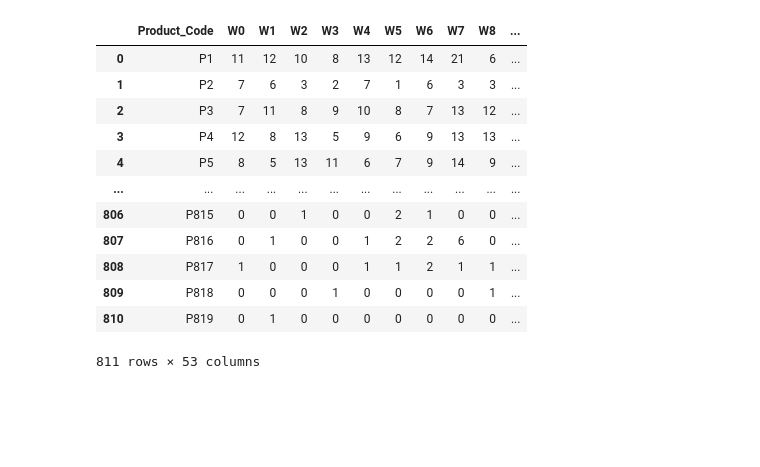
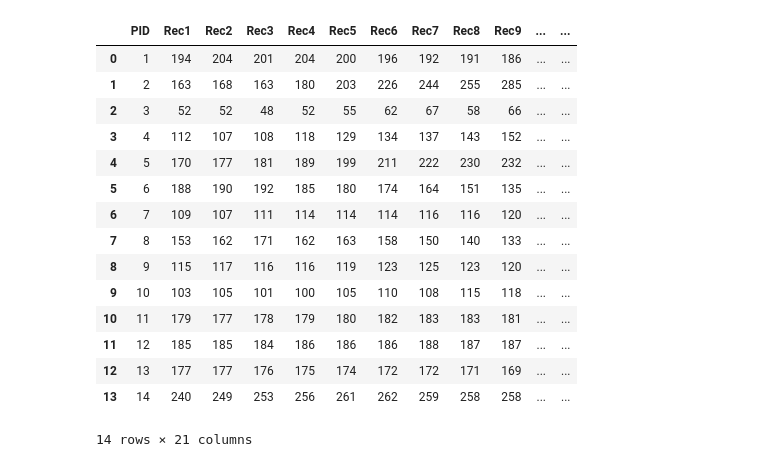
Before and after one commit to Shersingh3269/KAPRA, a Jupyter notebook: Kapra.ipynb, the cells around one changed output. Saved outputs shown, nothing was run; the diff lists cells and outputs as text; code cells hidden in the pictures; blank space fills up the shorter version.

```diff
--- a/Kapra.ipynb
+++ b/Kapra.ipynb
@@ -11,22 +14,26 @@ from pathlib import Path
 
 from Naive.node import Node
 # %%
-time_series_data = pd.read_csv('Dataset/Sales_Transaction_Dataset_Weekly_Final.csv')
+#time_series_data = pd.read_csv('Dataset/Sales_Transaction_Dataset_Weekly_Final.csv')
+time_series_data = pd.read_csv('Dataset/cgm.csv')
 time_series_data
 # %% [output]
-|  | Product_Code | W0 | W1 | W2 | W3 | W4 | W5 | W6 | W7 | W8 | ... |
-| 0 | P1 | 11 | 12 | 10 | 8 | 13 | 12 | 14 | 21 | 6 | ... |
-| 1 | P2 | 7 | 6 | 3 | 2 | 7 | 1 | 6 | 3 | 3 | ... |
-| 2 | P3 | 7 | 11 | 8 | 9 | 10 | 8 | 7 | 13 | 12 | ... |
-| 3 | P4 | 12 | 8 | 13 | 5 | 9 | 6 | 9 | 13 | 13 | ... |
-| 4 | P5 | 8 | 5 | 13 | 11 | 6 | 7 | 9 | 14 | 9 | ... |
-| ... | ... | ... | ... | ... | ... | ... | ... | ... | ... | ... | ... |
-| 806 | P815 | 0 | 0 | 1 | 0 | 0 | 2 | 1 | 0 | 0 | ... |
-| 807 | P816 | 0 | 1 | 0 | 0 | 1 | 2 | 2 | 6 | 0 | ... |
-| 808 | P817 | 1 | 0 | 0 | 0 | 1 | 1 | 2 | 1 | 1 | ... |
-| 809 | P818 | 0 | 0 | 0 | 1 | 0 | 0 | 0 | 0 | 1 | ... |
-| 810 | P819 | 0 | 1 | 0 | 0 | 0 | 0 | 0 | 0 | 0 | ... |
+|  | PID | Rec1 | Rec2 | Rec3 | Rec4 | Rec5 | Rec6 | Rec7 | Rec8 | Rec9 | ... | ... |
+| 0 | 1 | 194 | 204 | 201 | 204 | 200 | 196 | 192 | 191 | 186 | ... | ... |
+| 1 | 2 | 163 | 168 | 163 | 180 | 203 | 226 | 244 | 255 | 285 | ... | ... |
+| 2 | 3 | 52 | 52 | 48 | 52 | 55 | 62 | 67 | 58 | 66 | ... | ... |
+| 3 | 4 | 112 | 107 | 108 | 118 | 129 | 134 | 137 | 143 | 152 | ... | ... |
+| 4 | 5 | 170 | 177 | 181 | 189 | 199 | 211 | 222 | 230 | 232 | ... | ... |
+| 5 | 6 | 188 | 190 | 192 | 185 | 180 | 174 | 164 | 151 | 135 | ... | ... |
+| 6 | 7 | 109 | 107 | 111 | 114 | 114 | 114 | 116 | 116 | 120 | ... | ... |
+| 7 | 8 | 153 | 162 | 171 | 162 | 163 | 158 | 150 | 140 | 133 | ... | ... |
+| 8 | 9 | 115 | 117 | 116 | 116 | 119 | 123 | 125 | 123 | 120 | ... | ... |
+| 9 | 10 | 103 | 105 | 101 | 100 | 105 | 110 | 108 | 115 | 118 | ... | ... |
+| 10 | 11 | 179 | 177 | 178 | 179 | 180 | 182 | 183 | 183 | 181 | ... | ... |
+| 11 | 12 | 185 | 185 | 184 | 186 | 186 | 186 | 188 | 187 | 187 | ... | ... |
+| 12 | 13 | 177 | 177 | 176 | 175 | 174 | 172 | 172 | 171 | 169 | ... | ... |
+| 13 | 14 | 240 | 249 | 253 | 256 | 261 | 262 | 259 | 258 | 258 | ... | ... |
-811 rows × 53 columns
+14 rows × 21 columns
 # %%
 columns = list(time_series_data.columns)
 time_series_index = columns.pop(0)  # remove product code
```
Also changed, not shown: parts of 6 cells of this notebook, 1 other file.
